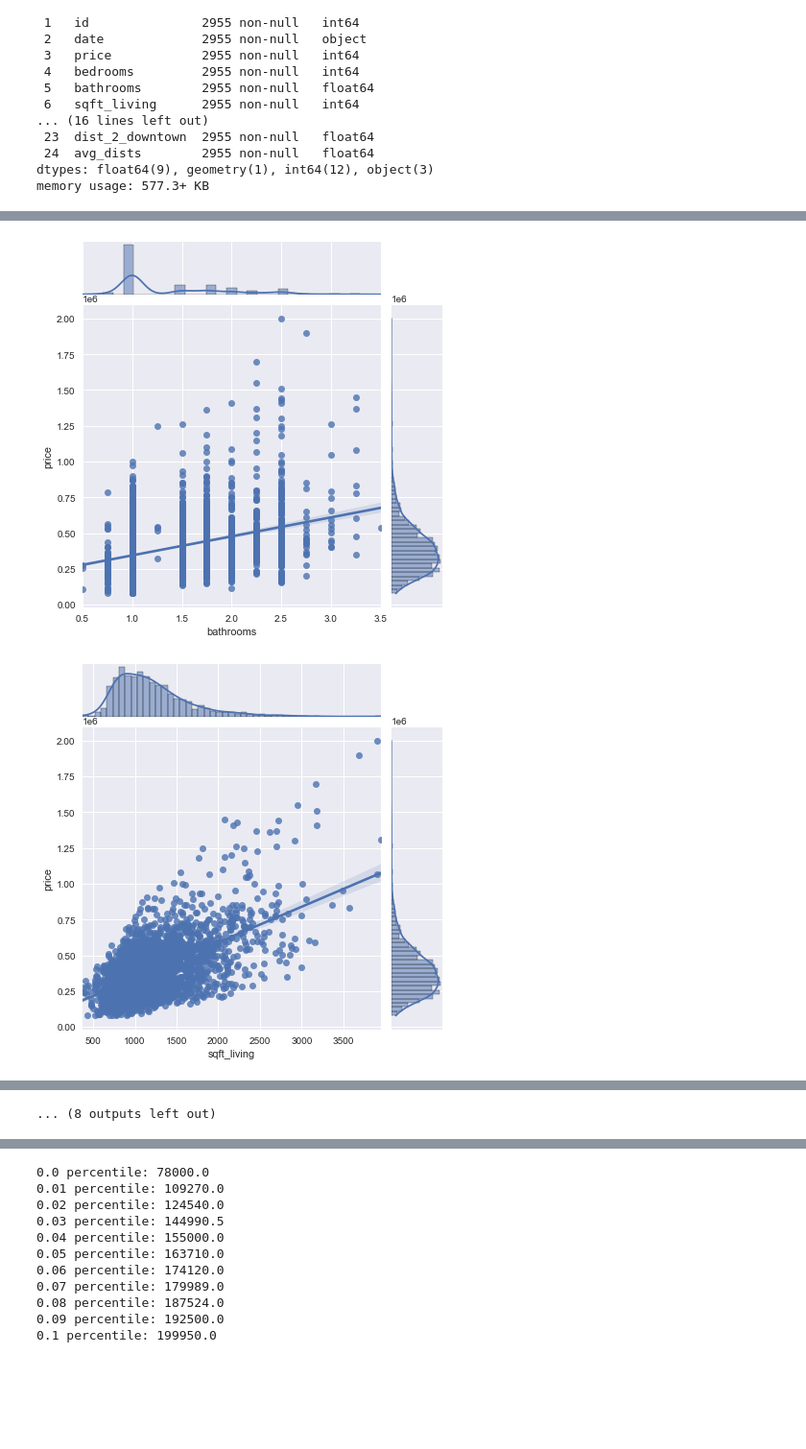
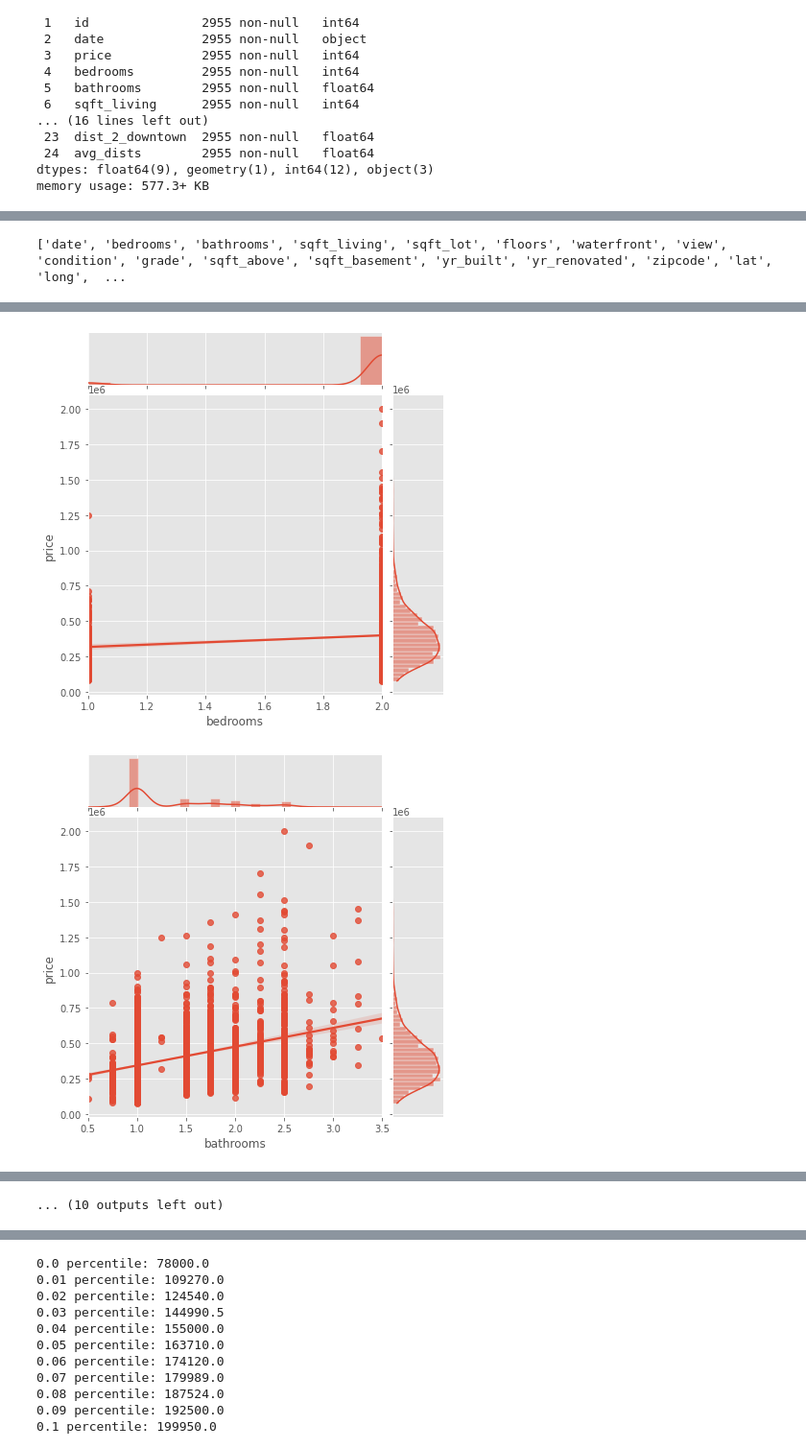
Before and after one commit to cmfritz/dsc-phase-2-project, a Jupyter notebook: analysis.ipynb, the cells around one changed output, grey strips where cells are left out. Shown at 96% size. Cells and saved outputs as stored; diff of their text form; code cells hidden in the pictures; blank space fills up the shorter version.

```diff
--- a/analysis.ipynb
+++ b/analysis.ipynb
@@ -45,7 +45,8 @@ memory usage: 577.3+ KB
 # Clean up the data to change strings to integers and delete unnecessary columns
 df['sqft_above'] = df['sqft_above'].astype('int64')
 df['sqft_basement'] = df['sqft_basement'].astype('int64')
-df = df.drop(columns=['index', 'id', 'date', 'geometry'])
+df['date'] = pd.DatetimeIndex(df['date']).month # get month from date
+df = df.drop(columns=['index', 'id', 'geometry'])
 df = pd.get_dummies(df)
 df.info()
 # %% [output]
@@ -69,5 +70,5 @@ memory usage: 484.9 KB
 # %%
 # Create histograms to get a sense of data
-plt.style.use('seaborn')
+plt.style.use('ggplot')
 df.hist(figsize = (20,18));
 # %% [output]
@@ -74,0 +76,4 @@ df.hist(figsize = (20,18));
+# %%
+# Create histograms of sqft_living to get a better look
+plt.style.use('ggplot')
+df['sqft_living'].hist(figsize = (5,5));
@@ -75,5 +82,9 @@ df.hist(figsize = (20,18));
 # %%
 # look at features vs. price to get a sense what the influencers are
-for col in df.columns[1:]:
+cols = list(df.columns)
+cols.remove('price')
+print(cols)
+for col in cols:
     sns.jointplot(x=col, y='price', data=df, kind='reg');
 # %% [output]
+['date', 'bedrooms', 'bathrooms', 'sqft_living', 'sqft_lot', 'floors', 'waterfront', 'view', 'condition', 'grade', 'sqft_above', 'sqft_basement', 'yr_built', 'yr_renovated', 'zipcode', 'lat', 'long',  ...
@@ -81,2 +92,2 @@ for col in df.columns[1:]:
-[figure, old version]
+[figure, new version]
-[figure, old version]
+[figure, new version]
@@ -92,4 +102,4 @@ for col in df.columns[1:]:
-... (8 outputs left out)
+... (10 outputs left out)
 # %%
 # Create a heatmap to identify any features with obvious multicollinearity
 
```
Also changed, not shown: parts of 32 cells of this notebook, 4 other files.
